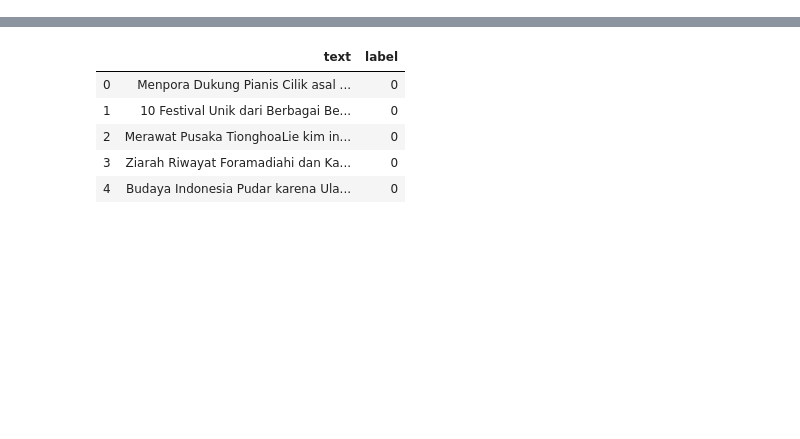
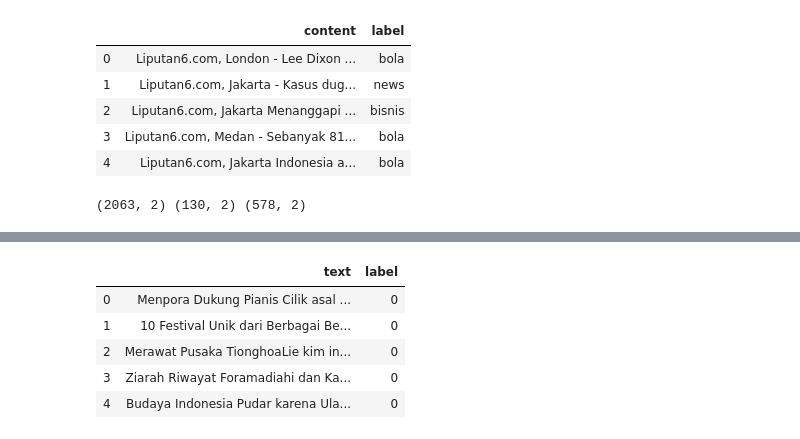
Before and after one commit to rickylukman/latihanakhir, a Jupyter notebook: ReadData_TA.ipynb, the cells around one changed output, grey strips where cells are left out. Saved outputs shown, nothing was run; the diff lists cells and outputs as text; code cells hidden in the pictures; blank space fills up the shorter version.

```diff
--- a/ReadData_TA.ipynb
+++ b/ReadData_TA.ipynb
@@ -4,0 +7,15 @@ import re
+# %%
+data_path = 'data/'
+files = glob.glob(data_path + '/*')
+train = pickle.load(open(files[1], 'rb'))
+test = pickle.load(open(files[0], 'rb'))
+d_train = pd.DataFrame({'content': train[0], 'label': train[1]})
+d_test = pd.DataFrame({'content': test[0], 'label': test[1]})
+d_train.head()
+# %% [output]
+|  | content | label |
+| 0 | Liputan6.com, London - Lee Dixon ... | bola |
+| 1 | Liputan6.com, Jakarta - Kasus dug... | news |
+| 2 | Liputan6.com, Jakarta Menanggapi ... | bisnis |
+| 3 | Liputan6.com, Medan - Sebanyak 81... | bola |
+| 4 | Liputan6.com, Jakarta Indonesia a... | bola |
@@ -5,2 +29,6 @@ import re
+# %%
+print(bola.shape,oto.shape,tekno.shape)
+# %% [output]
+(2063, 2) (130, 2) (578, 2)
 # %%
 df = pd.DataFrame(columns=['text','label'])
```
Also changed, not shown: parts of 4 cells of this notebook, 1 other file.
